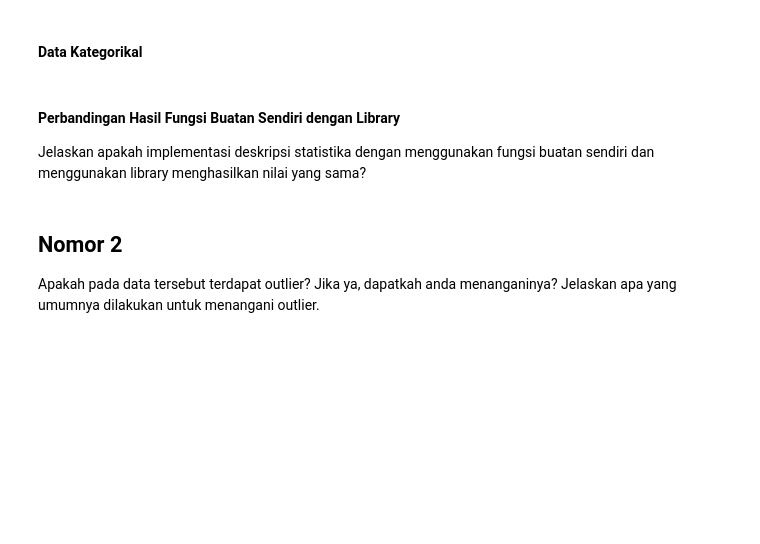
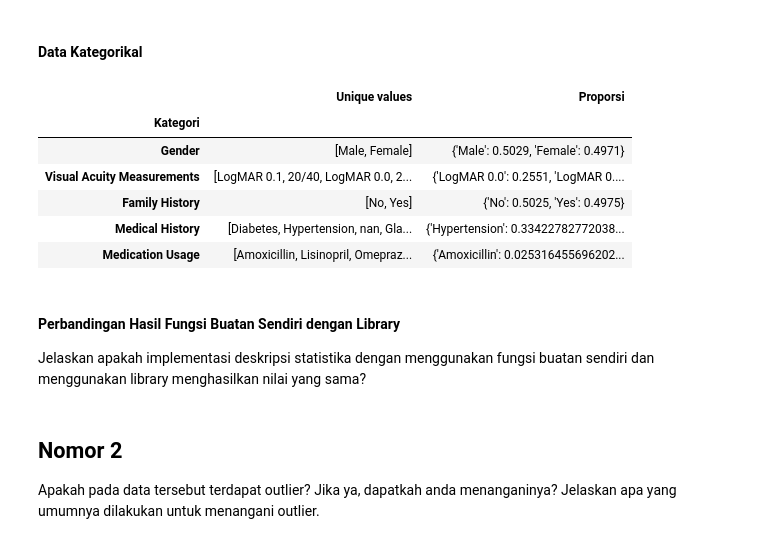
Before and after one commit to staplesmaster/Tugas-Besar-IF2120-2025-2026---AyamAsapRempah, a Jupyter notebook: AyamAsapRempah.ipynb, the cells around one changed output. Drawn from its saved outputs; the diff is of its cells as text; code cells hidden in the pictures; blank space fills up the shorter version.

```diff
--- a/AyamAsapRempah.ipynb
+++ b/AyamAsapRempah.ipynb
@@ -335,7 +344,7 @@ numerical_stats_library = []
 for col in numeric_cols:
     d = glaucoma[col]
     stats = {
-        'Column': col,
+        'Kateogori': col,
         'Mean': d.mean(),
         'Median': d.median(),
         'Mode': d.round(1).mode()[0], # Ambil modus pertama jika ada banyak
@@ -352,8 +361,8 @@ for col in numeric_cols:
     }
 
     numerical_stats_library.append(stats)
-data_numerical_stats_library = pd.DataFrame(numerical_stats_library).set_index('Column')
-data_numerical_stats_library.head(5)
+data_numerical_stats_library = pd.DataFrame(numerical_stats_library).set_index('Kategori')
+data_numerical_stats_library.head()
 # %% [output]
 |  | Mean | Median | Mode | Min | Max | Range | Variance | Std Dev | Q1 (25%) | Q3 (75%) | IQR | ... |
 | Column |  |  |  |  |  |  |  |  |  |  |  | ... |
@@ -369,3 +376,27 @@ data_numerical_stats_library.head(5)
+# %%
+# Tulis kode deskripsi statistika data kategorikal kalian disini
+
+categorical_stats_library = []
+for col in categorical_cols:
+    d = glaucoma[col]
+    stats = {
+        'Kategori': col,
+        'Unique values' : d.unique(),
+        'Proporsi' : d.value_counts(normalize=True).to_dict()
+
+    }
+
+    categorical_stats_library.append(stats)
+data_categorical_stats_library = pd.DataFrame(categorical_stats_library).set_index('Kategori')
+data_categorical_stats_library.head()
+# %% [output]
+|  | Unique values | Proporsi |
+| Kategori |  |  |
+| Gender | [Male, Female] | {'Male': 0.5029, 'Female': 0.4971} |
+| Visual Acuity Measurements | [LogMAR 0.1, 20/40, LogMAR 0.0, 2... | {'LogMAR 0.0': 0.2551, 'LogMAR 0.... |
+| Family History | [No, Yes] | {'No': 0.5025, 'Yes': 0.4975} |
+| Medical History | [Diabetes, Hypertension, nan, Gla... | {'Hypertension': 0.33422782772038... |
+| Medication Usage | [Amoxicillin, Lisinopril, Omepraz... | {'Amoxicillin': 0.025316455696202... |
 # %% [markdown]
 #### Perbandingan Hasil Fungsi Buatan Sendiri dengan Library
 
```
Also changed, not shown: parts of 3 cells of this notebook.
